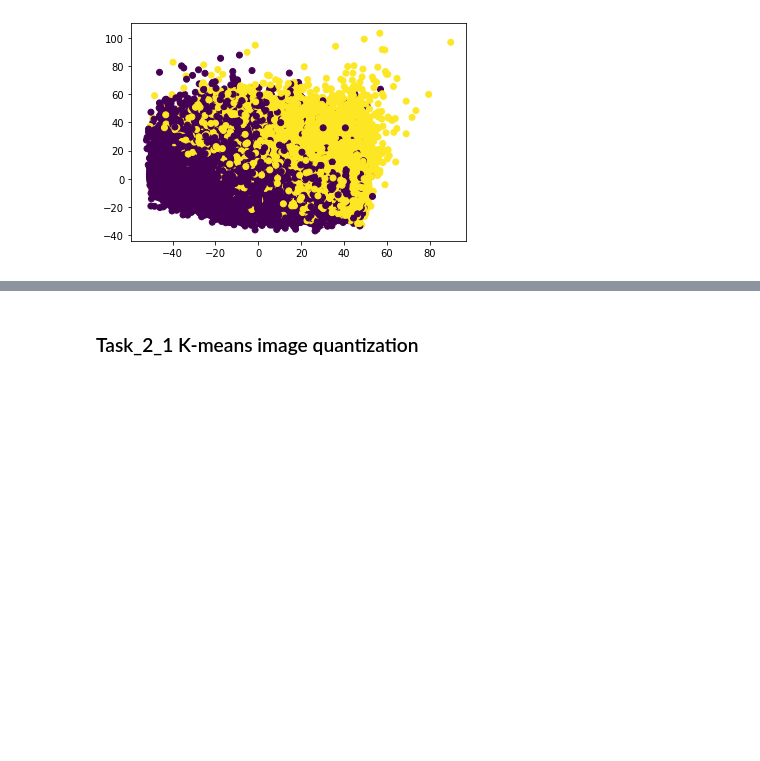
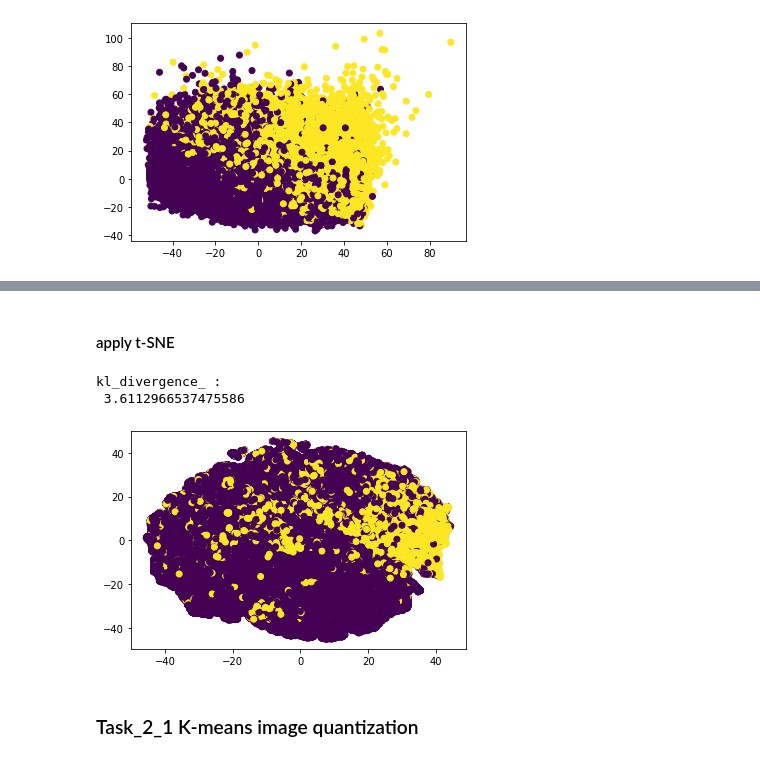
Before and after one commit to maariiyyaa/labs_and_other, a Jupyter notebook: lab3_unsupervised_learning.ipynb, the cells around one changed output, grey strips where cells are left out. Saved outputs shown, nothing was run; the diff lists cells and outputs as text; code cells hidden in the pictures; blank space fills up the shorter version.

```diff
--- a/lab3_unsupervised_learning.ipynb
+++ b/lab3_unsupervised_learning.ipynb
@@ -54,10 +89,16 @@ explained_variance_ratio_ :
+# %% [markdown]
+#### apply t-SNE
 # %%
-tsne = TSNE(n_components=2, learning_rate='auto', init='random')
+tsne = TSNE(n_components=2)
 X = tsne.fit_transform(features_df)
 print(f'kl_divergence_ :\n {tsne.kl_divergence_}')
 
 plt.scatter(X[:,0], X[:,1], c=labels_df)
 plt.show()
+# %% [output]
+kl_divergence_ :
+ 3.6112966537475586
+[figure, added]
 # %% [markdown]
 ### Task_2_1 K-means image quantization
 # %%
```
Also changed, not shown: parts of 6 cells of this notebook.
